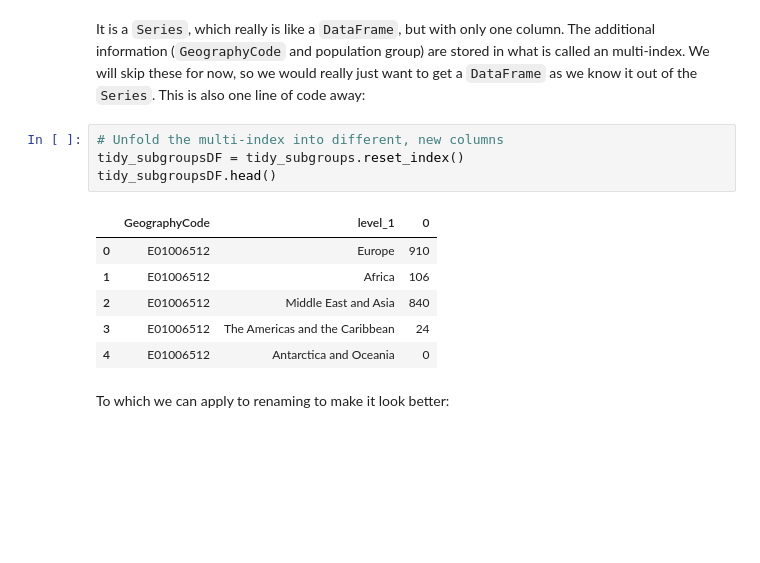
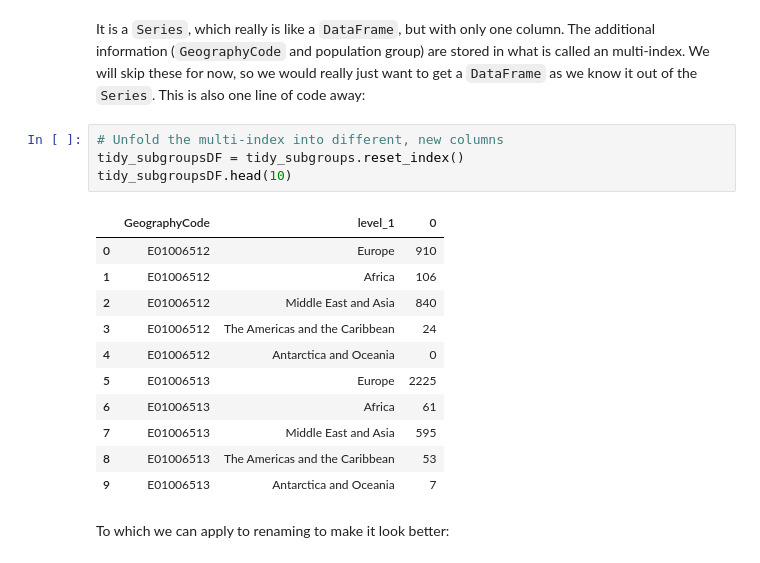
Before and after one commit to edieraristizabal/AnalisisGeoespacial, a Jupyter notebook: Notebooks/DataEngineering.ipynb, the cells around one changed output. Saved outputs shown, nothing was run; the diff lists cells and outputs as text; blank space fills up the shorter version.

```diff
--- a/Notebooks/DataEngineering.ipynb
+++ b/Notebooks/DataEngineering.ipynb
@@ -139,14 +144,19 @@ It is a `Series`, which really is like a `DataFrame`, but with only one column.
 # %%
 # Unfold the multi-index into different, new columns
 tidy_subgroupsDF = tidy_subgroups.reset_index()
-tidy_subgroupsDF.head()
+tidy_subgroupsDF.head(10)
 # %% [output]
 |  | GeographyCode | level_1 | 0 |
 | 0 | E01006512 | Europe | 910 |
 | 1 | E01006512 | Africa | 106 |
 | 2 | E01006512 | Middle East and Asia | 840 |
 | 3 | E01006512 | The Americas and the Caribbean | 24 |
 | 4 | E01006512 | Antarctica and Oceania | 0 |
+| 5 | E01006513 | Europe | 2225 |
+| 6 | E01006513 | Africa | 61 |
+| 7 | E01006513 | Middle East and Asia | 595 |
+| 8 | E01006513 | The Americas and the Caribbean | 53 |
+| 9 | E01006513 | Antarctica and Oceania | 7 |
 # %% [markdown]
 To which we can apply to renaming to make it look better:
 # %%
```
Also changed, not shown: parts of 24 cells of this notebook, 16 other files.
